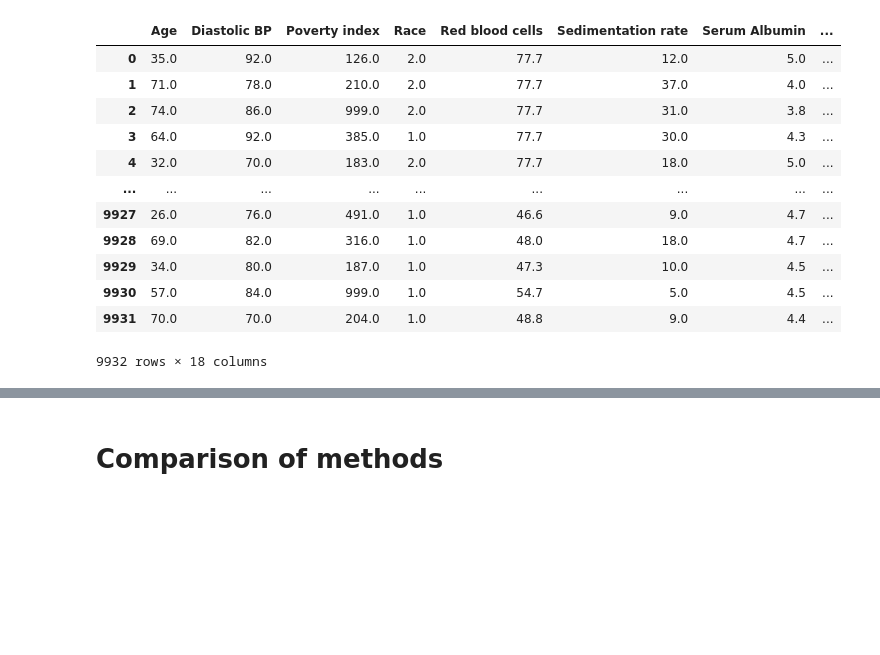
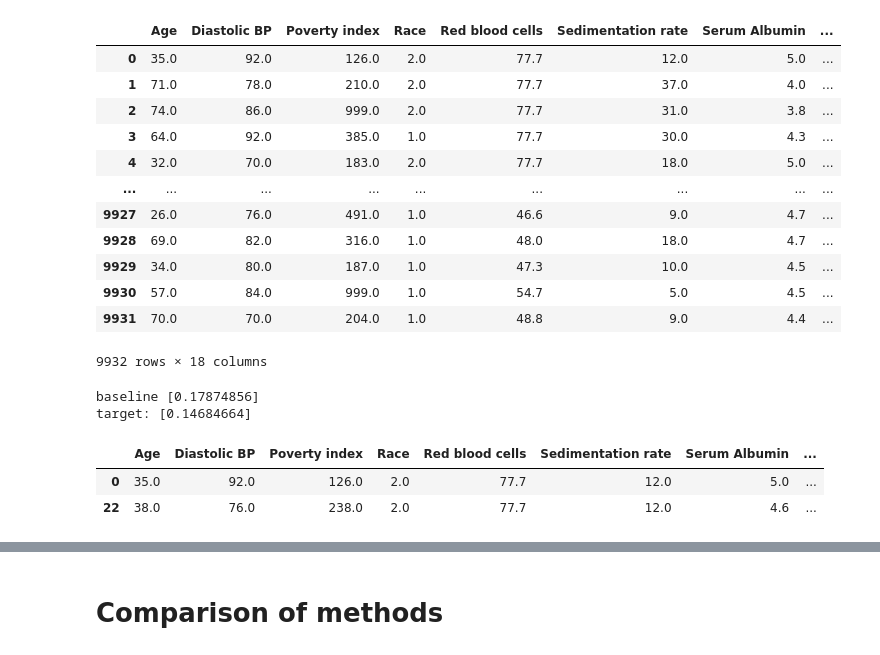
Before and after one commit to nathanwang000/Shapley-Flow, a Jupyter notebook: notebooks/NHANES1_survival.ipynb, the cells around one changed output, grey strips where cells are left out. Cells and saved outputs as stored; diff of their text form; code cells hidden in the pictures; blank space fills up the shorter version.

```diff
--- a/notebooks/NHANES1_survival.ipynb
+++ b/notebooks/NHANES1_survival.ipynb
@@ -505,3 +505,14 @@ X_display
 | 9930 | 57.0 | 84.0 | 999.0 | 1.0 | 54.7 | 5.0 | 4.5 | ... |
 | 9931 | 70.0 | 70.0 | 204.0 | 1.0 | 48.8 | 9.0 | 4.4 | ... |
 9932 rows × 18 columns
+# %%
+sample_ind = 22
+print('baseline', model.predict(xgboost.DMatrix(X.iloc[0:1])))
+print('target:', model.predict(xgboost.DMatrix(X.iloc[sample_ind:sample_ind+1])))
+X_display.iloc[[0, sample_ind]]
+# %% [output]
+baseline [0.17874856]
+target: [0.14684664]
+|  | Age | Diastolic BP | Poverty index | Race | Red blood cells | Sedimentation rate | Serum Albumin | ... |
+| 0 | 35.0 | 92.0 | 126.0 | 2.0 | 77.7 | 12.0 | 5.0 | ... |
+| 22 | 38.0 | 76.0 | 238.0 | 2.0 | 77.7 | 12.0 | 4.6 | ... |
```
Also changed, not shown: parts of 6 cells of this notebook, 2 other files.
